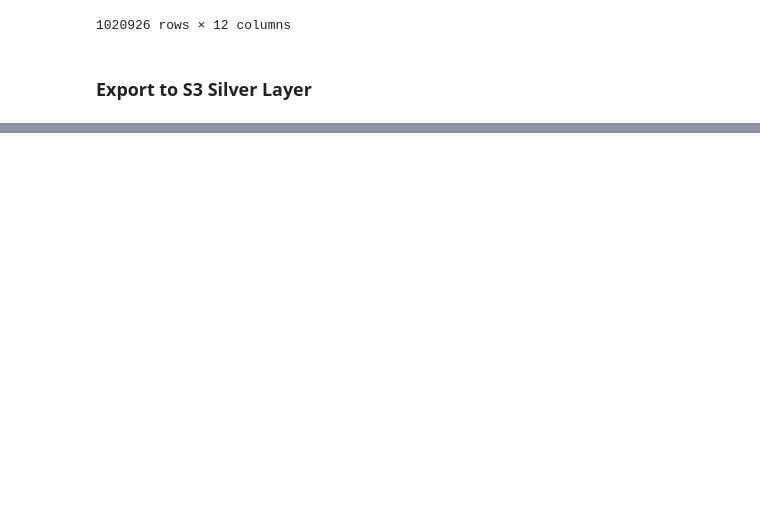
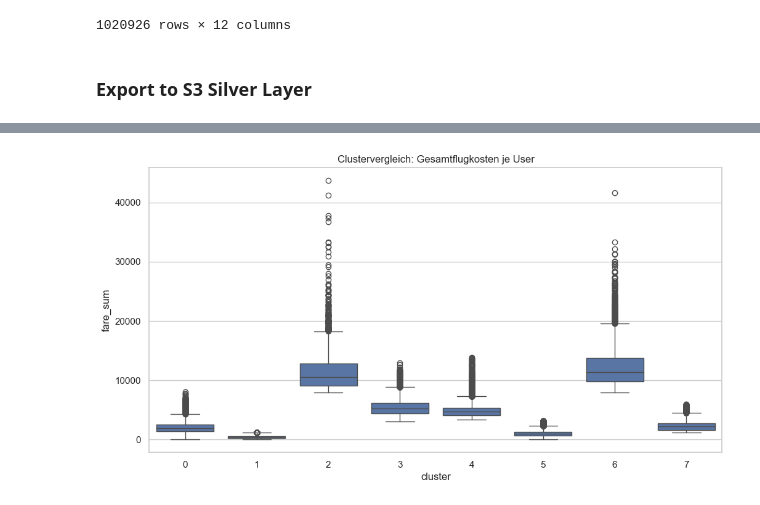
Before and after one commit to KonstantinData/Mastery-Project-Masterschool, a Jupyter notebook: notebooks/mastery-project-2025.ipynb, the cells around one changed output, grey strips where cells are left out. Saved outputs shown, nothing was run; the diff lists cells and outputs as text; code cells hidden in the pictures; blank space fills up the shorter version.

```diff
--- a/notebooks/mastery-project-2025.ipynb
+++ b/notebooks/mastery-project-2025.ipynb
@@ -686,0 +821,7 @@ for name, df in tables.items():
+# %%
+df_flights = load_flights()
+df_hotels = load_hotels()
+df_sessions = load_sessions()
+df_users = load_users()
+
+print("✅ Flight, hotel, session and user data loaded successfully.")
@@ -686,0 +854,17 @@ for name, df in tables.items():
+# %%
+df_cluster = df_flights.groupby('user_id').agg({
+    'base_fare_usd': ['mean', 'sum', 'count', 'max', 'min']
+})
+df_cluster.columns = ['fare_mean', 'fare_sum', 'flights_count', 'fare_max', 'fare_min']
+df_cluster = df_cluster.reset_index()
+# %%
+from sklearn.preprocessing import StandardScaler
+
+features = ['fare_mean', 'fare_sum', 'flights_count', 'fare_max', 'fare_min']
+scaler = StandardScaler()
+X_scaled = scaler.fit_transform(df_cluster[features])
+# %%
+from sklearn.cluster import KMeans
+
+kmeans = KMeans(n_clusters=8, random_state=42)
+df_cluster['cluster'] = kmeans.fit_predict(X_scaled)
@@ -686,0 +884,9 @@ for name, df in tables.items():
+# %%
+import seaborn as sns
+import matplotlib.pyplot as plt
+
+sns.boxplot(data=df_cluster, x='cluster', y='fare_sum')
+plt.title('Clustervergleich: Gesamtflugkosten je User')
+plt.show()
+# %% [output]
+[figure, added]
```
Also changed, not shown: parts of 18 cells of this notebook.
